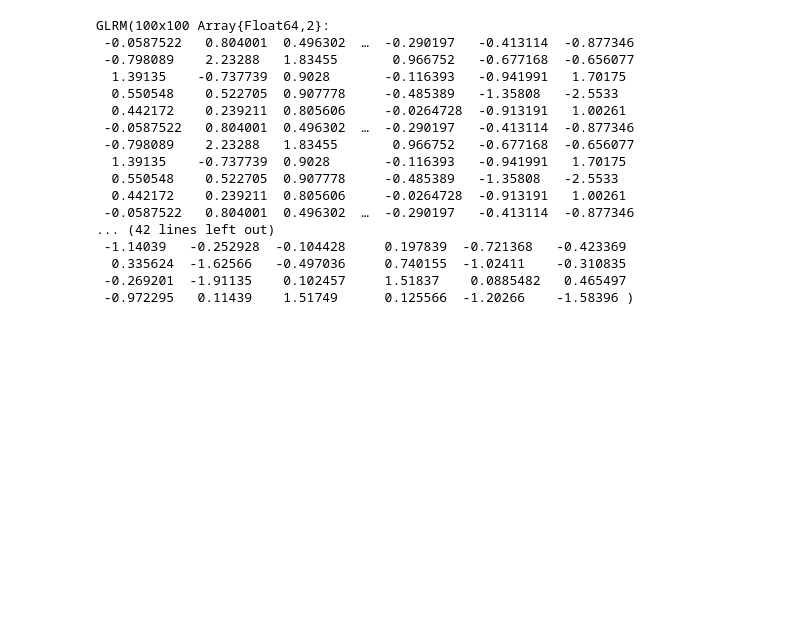
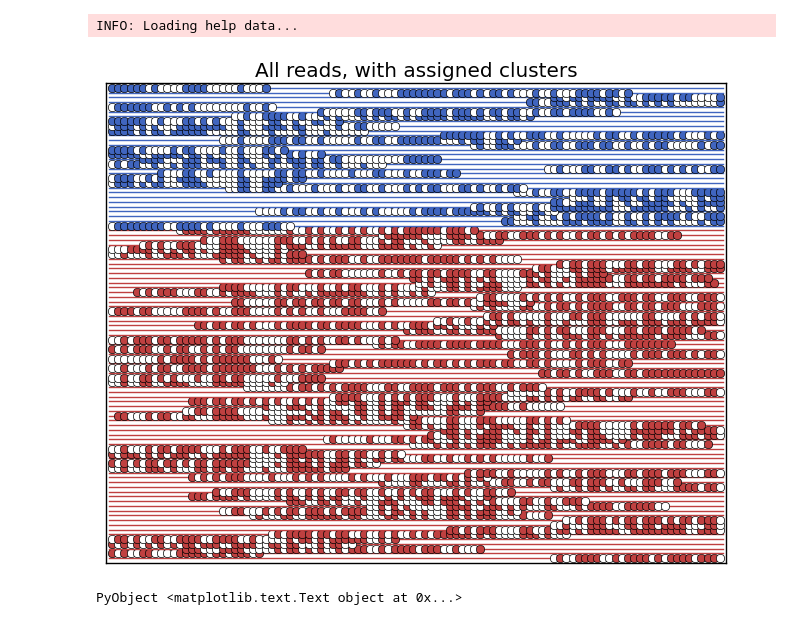
Before and after one commit to emukamel/notebooks, a Jupyter notebook: DNAmeth/matrix_completion.ipynb, the cells around one changed output. Cells and saved outputs as stored; diff of their text form; code cells hidden in the pictures; blank space fills up the shorter version.

Commit message:
one_sparse_example

```diff
--- a/DNAmeth/matrix_completion.ipynb
+++ b/DNAmeth/matrix_completion.ipynb
@@ -49,38 +55,15 @@ Emmanuel J. Candès, Terence Tao. [The Power of Convex Relaxation: Near-Optimal
 Emmanuel J Candès, Yaniv Plan. [Matrix Completion With Noise](http://dx.doi.org/10.1109/jproc.2009.2035722). *Proc. IEEE* 98, 925–936 (2010).
 
 Benjamin Recht, Maryam Fazel, Pablo A. Parrilo. [Guaranteed Minimum-Rank Solutions of Linear Matrix Equations via Nuclear Norm Minimization](http://dx.doi.org/10.1137/070697835). *SIAM Rev.* 52, 471–501 (2010).
-# %%
-using LowRankModels
-# problem dimensions
-m,n,k = 100,100,5
-# generate clustered data
-Y = randn(k,n)
-A = zeros(m,n)
-for i=1:m
-    A[i,:] = Y[mod(i,k)+1,:]
-end
-# quadratic loss
-losses = fill(quadratic(),n)
-# set regularization: x is 1-sparse, y is not regularized
-rx = onesparse()
-ry = zeroreg()
-# form GLRM
-glrm = GLRM(A,losses,rx,ry,k)
-# %% [output]
-GLRM(100x100 Array{Float64,2}:
- -0.0587522   0.804001  0.496302  …  -0.290197   -0.413114  -0.877346
- -0.798089    2.23288   1.83455       0.966752   -0.677168  -0.656077
-  1.39135    -0.737739  0.9028       -0.116393   -0.941991   1.70175
-  0.550548    0.522705  0.907778     -0.485389   -1.35808   -2.5533
-  0.442172    0.239211  0.805606     -0.0264728  -0.913191   1.00261
- -0.0587522   0.804001  0.496302  …  -0.290197   -0.413114  -0.877346
- -0.798089    2.23288   1.83455       0.966752   -0.677168  -0.656077
-  1.39135    -0.737739  0.9028       -0.116393   -0.941991   1.70175
-  0.550548    0.522705  0.907778     -0.485389   -1.35808   -2.5533
-  0.442172    0.239211  0.805606     -0.0264728  -0.913191   1.00261
- -0.0587522   0.804001  0.496302  …  -0.290197   -0.413114  -0.877346
-... (42 lines left out)
- -1.14039   -0.252928  -0.104428     0.197839  -0.721368   -0.423369
-  0.335624  -1.62566   -0.497036     0.740155  -1.02411    -0.310835
- -0.269201  -1.91135    0.102457     1.51837    0.0885482   0.465497
- -0.972295   0.11439    1.51749      0.125566  -1.20266    -1.58396 )
+# %%
+using LowRankModels
+using Distributions
+include("methylation_functions.jl");
+# %% [output]
+INFO: Loading help data...
+# %%
+A,P,c = generate_reads(N=100,W=49)
+plot_meth(A,c)
+# %% [output]
+[figure, added]
+PyObject <matplotlib.text.Text object at 0x...>
```
Also changed, not shown: parts of 10 cells of this notebook, 3 other files.
